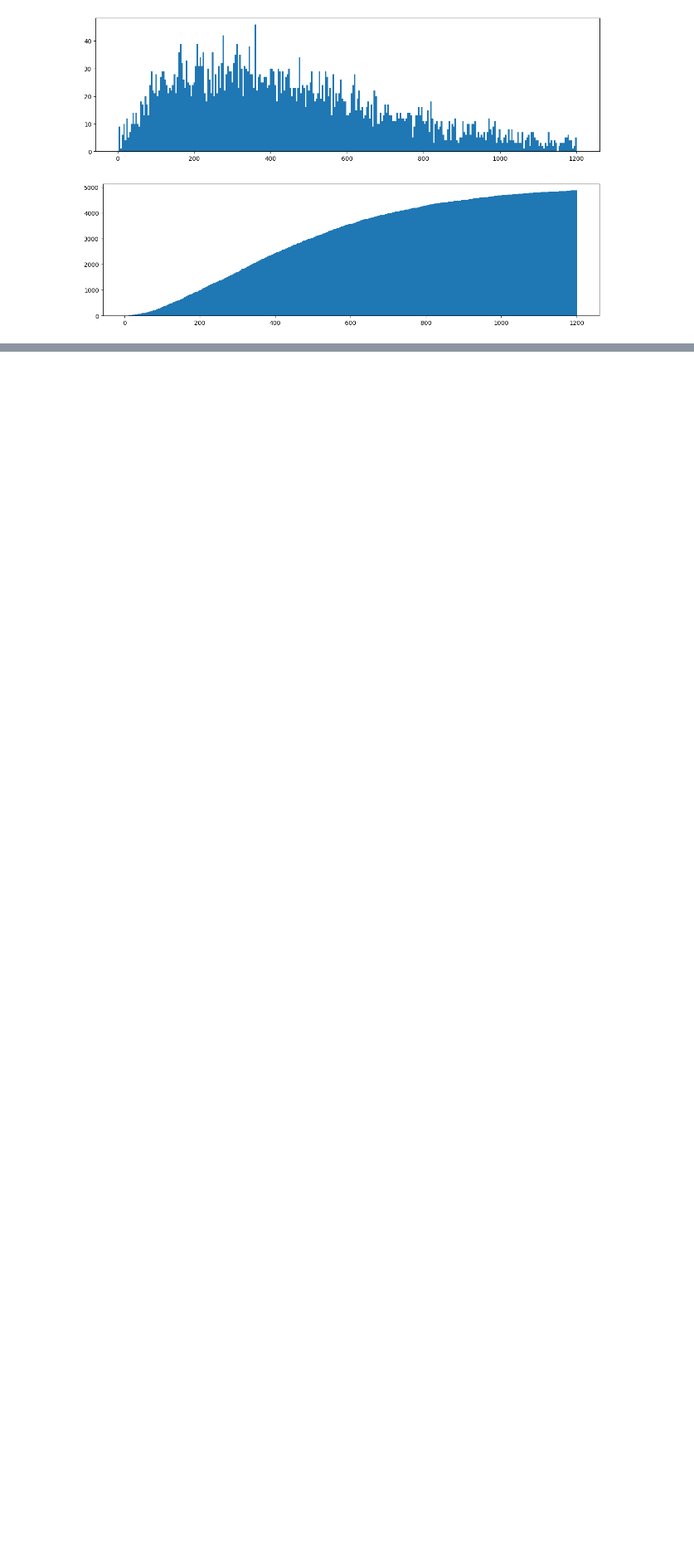
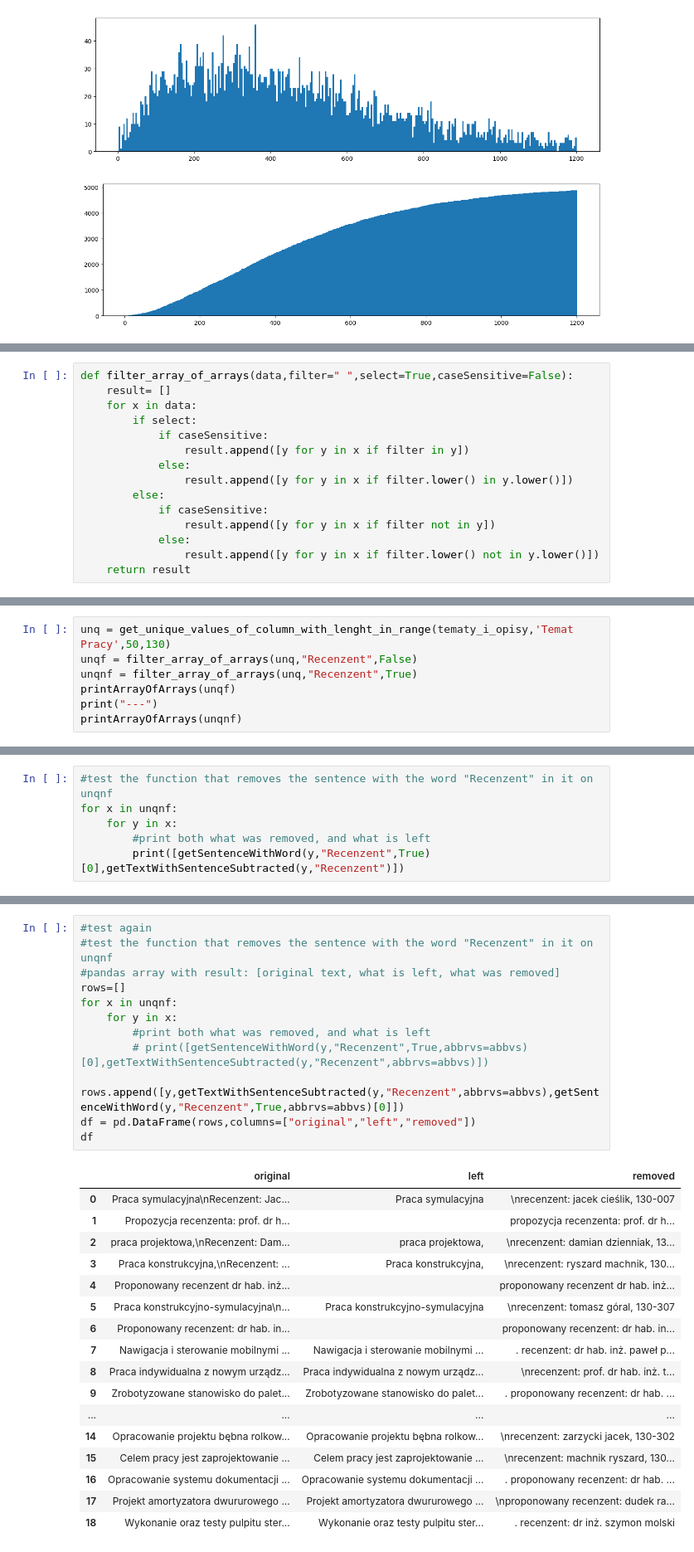
Before and after one commit to CleverLord/Advanced-Data-Mining, a Jupyter notebook: 2-data-cleaning-1.ipynb, the cells around one changed output, grey strips where cells are left out. Shown at 83% size. Cells and saved outputs as stored; diff of their text form; blank space fills up the shorter version.

Commit message:
Added Recenzent sentence removal

```diff
--- a/2-data-cleaning-1.ipynb
+++ b/2-data-cleaning-1.ipynb
@@ -98,0 +159,15 @@ plt.show()
+# %%
+def filter_array_of_arrays(data,filter=" ",select=True,caseSensitive=False):
+    result= []
+    for x in data:
+        if select:
+            if caseSensitive:
+                result.append([y for y in x if filter in y])
+            else:
+                result.append([y for y in x if filter.lower() in y.lower()])
+        else:
+            if caseSensitive:
+                result.append([y for y in x if filter not in y])
+            else:
+                result.append([y for y in x if filter.lower() not in y.lower()])
+    return result
@@ -98,0 +202,7 @@ plt.show()
+# %%
+unq = get_unique_values_of_column_with_lenght_in_range(tematy_i_opisy,'Temat Pracy',50,130)
+unqf = filter_array_of_arrays(unq,"Recenzent",False)
+unqnf = filter_array_of_arrays(unq,"Recenzent",True)
+printArrayOfArrays(unqf)
+print("---")
+printArrayOfArrays(unqnf)
@@ -98,0 +263,6 @@ plt.show()
+# %%
+#test the function that removes the sentence with the word "Recenzent" in it on unqnf
+for x in unqnf:
+    for y in x:
+        #print both what was removed, and what is left
+        print([getSentenceWithWord(y,"Recenzent",True)[0],getTextWithSentenceSubtracted(y,"Recenzent")])
@@ -98,0 +369,30 @@ plt.show()
+# %%
+#test again
+#test the function that removes the sentence with the word "Recenzent" in it on unqnf
+#pandas array with result: [original text, what is left, what was removed]
+rows=[]
+for x in unqnf:
+    for y in x:
+        #print both what was removed, and what is left
+        # print([getSentenceWithWord(y,"Recenzent",True,abbrvs=abbvs)[0],getTextWithSentenceSubtracted(y,"Recenzent",abbrvs=abbvs)])
+        rows.append([y,getTextWithSentenceSubtracted(y,"Recenzent",abbrvs=abbvs),getSentenceWithWord(y,"Recenzent",True,abbrvs=abbvs)[0]])
+df = pd.DataFrame(rows,columns=["original","left","removed"])
+df
+# %% [output]
+|  | original | left | removed |
+| 0 | Praca symulacyjna\nRecenzent: Jac... | Praca symulacyjna | \nrecenzent: jacek cieślik, 130-007 |
+| 1 | Propozycja recenzenta: prof. dr h... |  | propozycja recenzenta: prof. dr h... |
+| 2 | praca projektowa,\nRecenzent: Dam... | praca projektowa, | \nrecenzent: damian dzienniak, 13... |
+| 3 | Praca konstrukcyjna,\nRecenzent: ... | Praca konstrukcyjna, | \nrecenzent: ryszard machnik, 130... |
+| 4 | Proponowany recenzent dr hab. inż... |  | proponowany recenzent dr hab. inż... |
+| 5 | Praca konstrukcyjno-symulacyjna\n... | Praca konstrukcyjno-symulacyjna | \nrecenzent: tomasz góral, 130-307 |
+| 6 | Proponowany recenzent: dr hab. in... |  | proponowany recenzent: dr hab. in... |
+| 7 | Nawigacja i sterowanie mobilnymi ... | Nawigacja i sterowanie mobilnymi ... | . recenzent: dr hab. inż. paweł p... |
+| 8 | Praca indywidualna z nowym urządz... | Praca indywidualna z nowym urządz... | \nrecenzent: prof. dr hab. inż. t... |
+| 9 | Zrobotyzowane stanowisko do palet... | Zrobotyzowane stanowisko do palet... | . proponowany recenzent: dr hab. ... |
+| ... | ... | ... | ... |
+| 14 | Opracowanie projektu bębna rolkow... | Opracowanie projektu bębna rolkow... | \nrecenzent: zarzycki jacek, 130-302 |
+| 15 | Celem pracy jest zaprojektowanie ... | Celem pracy jest zaprojektowanie ... | \nrecenzent: machnik ryszard, 130... |
+| 16 | Opracowanie systemu dokumentacji ... | Opracowanie systemu dokumentacji ... | . proponowany recenzent: dr hab. ... |
+| 17 | Projekt amortyzatora dwururowego ... | Projekt amortyzatora dwururowego ... | \nproponowany recenzent: dudek ra... |
+| 18 | Wykonanie oraz testy pulpitu ster... | Wykonanie oraz testy pulpitu ster... | . recenzent: dr inż. szymon molski |
```
Also changed, not shown: parts of 17 cells of this notebook.
